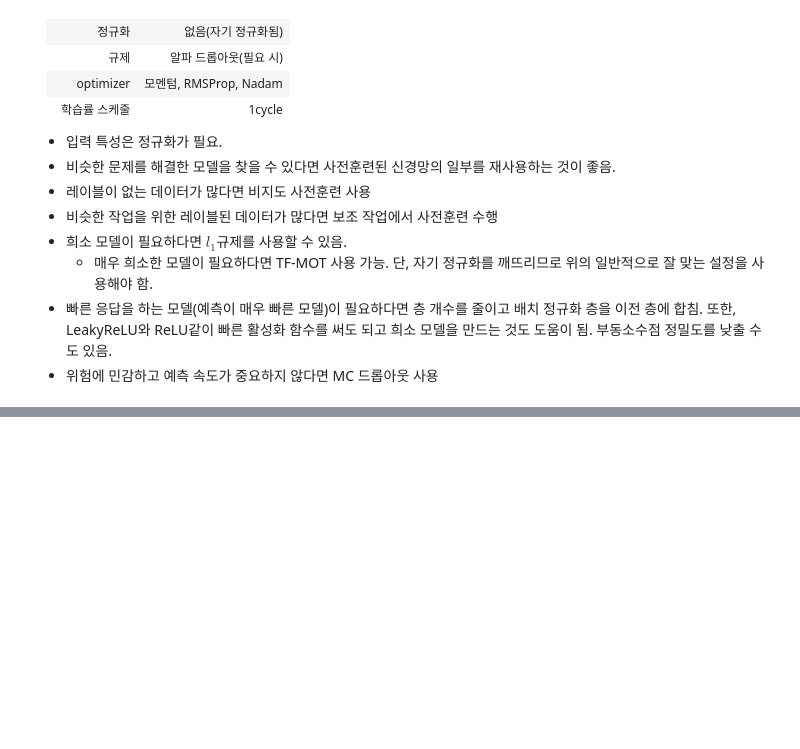
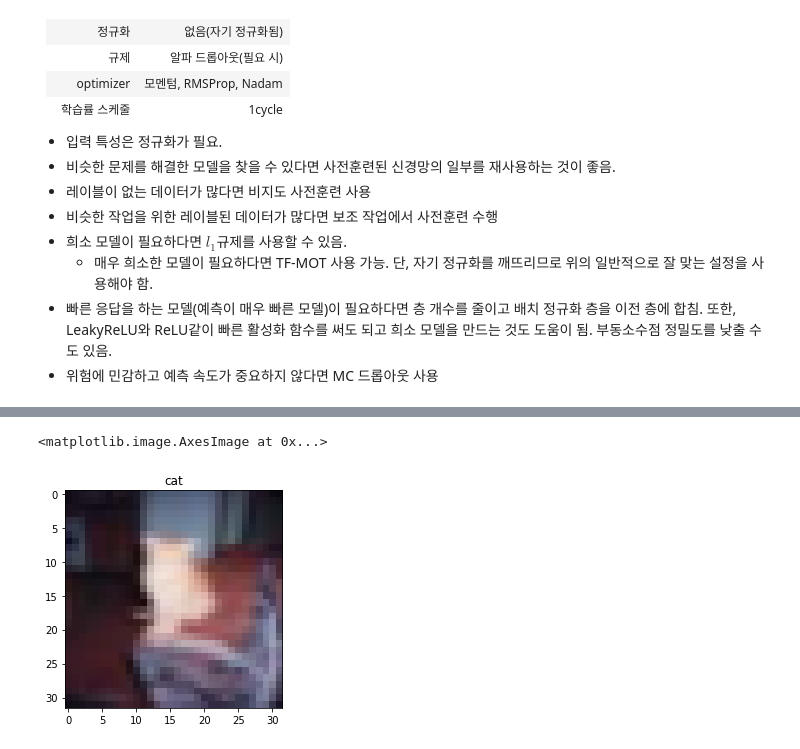
Before and after one commit to lijm1358/ml_practice, a Jupyter notebook: ch11.ipynb, the cells around one changed output, grey strips where cells are left out. Cells and saved outputs as stored; diff of their text form; code cells hidden in the pictures; blank space fills up the shorter version.

```diff
--- a/ch11.ipynb
+++ b/ch11.ipynb
@@ -929,0 +973,22 @@ keras.layers.Dense(100, activation="elu", kernel_initializer="he_normal", kernel
+# %%
+# CIFAR10 image 데이터셋 로드
+(X_train, y_train), (X_test, y_test) = tf.keras.datasets.cifar10.load_data()
+# %%
+# 정규화
+X_train_normalized = X_train/255
+X_test_normalized = X_test/255
+# %%
+# validation set 분리
+from sklearn.model_selection import train_test_split
+
+X_train_normalized, X_valid, y_train, y_valid = train_test_split(X_train_normalized, y_train, test_size=0.1)
+# %%
+# 클래스 별 이름
+class_names = ["airplane", "automobile", "bird", "cat", "deer", "dog", "frog", "horse", "ship", "truck"]
+# %%
+# 0번째 이미지 및 레이블 출력(개구리)
+plt.title(class_names[y_train[0][0]])
+plt.imshow(X_train_normalized[0])
+# %% [output]
+<matplotlib.image.AxesImage at 0x...>
+[figure, added]
```
Also changed, not shown: parts of 32 cells of this notebook.
